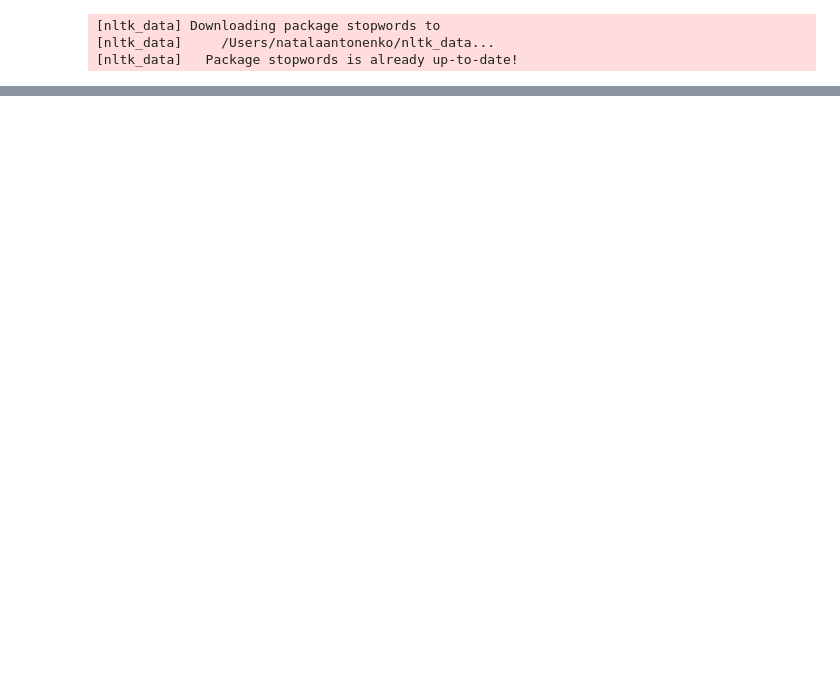
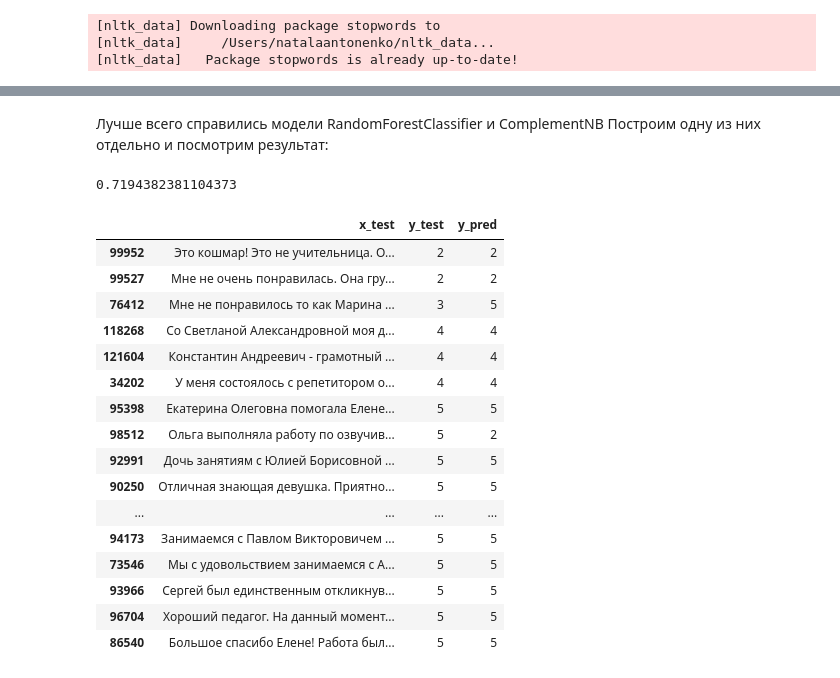
Before and after one commit to Elizaveta-Pavlovna/Predict-review-score, a Jupyter notebook: Predict-review-score.ipynb, the cells around one changed output, grey strips where cells are left out. Saved outputs shown, nothing was run; the diff lists cells and outputs as text; code cells hidden in the pictures; blank space fills up the shorter version.

```diff
--- a/Predict-review-score.ipynb
+++ b/Predict-review-score.ipynb
@@ -241,0 +246,2 @@ y = comments['mark']
+# %%
+comments['comm_tokens'] = comments['comm_tokens'].astype(str)
@@ -242,18 +272,5 @@ y = comments['mark']
 # %%
-from sklearn.model_selection import train_test_split
-X_train, X_test, y_train, y_test = train_test_split(X, y, test_size=0.33, random_state = 1234)
+vectorizer = TfidfVectorizer()
+X = vectorizer.fit_transform(comments['comm_tokens'])
+y = comments['mark']
+X_train, X_test, y_train, y_test = train_test_split(X, y, test_size=0.30, random_state = 1234)
-# %%
-from sklearn.feature_extraction.text import TfidfVectorizer
-from sklearn.linear_model import LogisticRegression
-from sklearn.metrics import classification_report, confusion_matrix, accuracy_score
-
-%matplotlib inline
-import matplotlib.pyplot as plt
-
-v = TfidfVectorizer(norm=None, max_df=0.8, max_features=500, decode_error='replace') # Взвешиваем вектора
-X_train_vector = v.fit_transform(X_train)
-X_test_vector = v.transform(X_test)
-
-clf = LogisticRegression( random_state=64, solver='lbfgs', max_iter=10000, n_jobs=-1) # Обучаем классификатор
-clf.fit(X_train_vector, y_train)
-y_pred = clf.predict(X_test_vector)
@@ -280,0 +306,36 @@ conf_mat_train
+# %% [markdown]
+Лучше всего справились модели RandomForestClassifier и ComplementNB
+Построим одну из них отдельно и посмотрим результат:
+# %%
+best_model = ComplementNB()
+best_model.fit(X_train, y_train)
+y_pred = best_model.predict(X_test)
+
+
+y_test_index = y_test.index.tolist()
+d = {'x_test': comments.loc[y_test_index].comment.values, 'y_test': y_test, 'y_pred': y_pred}
+df_ComplementNB = pd.DataFrame(d)
+# %%
+accuracy_score(y_pred,y_test)
+# %% [output]
+0.7194382381104373
+# %%
+df_ComplementNB[:20].sort_values(by = ['y_test'])
+# %% [output]
+|  | x_test | y_test | y_pred |
+| 99952 | Это кошмар! Это не учительница. О... | 2 | 2 |
+| 99527 | Мне не очень понравилась. Она гру... | 2 | 2 |
+| 76412 | Мне не понравилось то как Марина ... | 3 | 5 |
+| 118268 | Со Светланой Александровной моя д... | 4 | 4 |
+| 121604 | Константин Андреевич - грамотный ... | 4 | 4 |
+| 34202 | У меня состоялось с репетитором о... | 4 | 4 |
+| 95398 | Екатерина Олеговна помогала Елене... | 5 | 5 |
+| 98512 | Ольга выполняла работу по озвучив... | 5 | 2 |
+| 92991 | Дочь занятиям с Юлией Борисовной ... | 5 | 5 |
+| 90250 | Отличная знающая девушка. Приятно... | 5 | 5 |
+| ... | ... | ... | ... |
+| 94173 | Занимаемся с Павлом Викторовичем ... | 5 | 5 |
+| 73546 | Мы с удовольствием занимаемся с А... | 5 | 5 |
+| 93966 | Сергей был единственным откликнув... | 5 | 5 |
+| 96704 | Хороший педагог. На данный момент... | 5 | 5 |
+| 86540 | Большое спасибо Елене! Работа был... | 5 | 5 |
```
Also changed, not shown: parts of 59 cells of this notebook, 7 other files.
